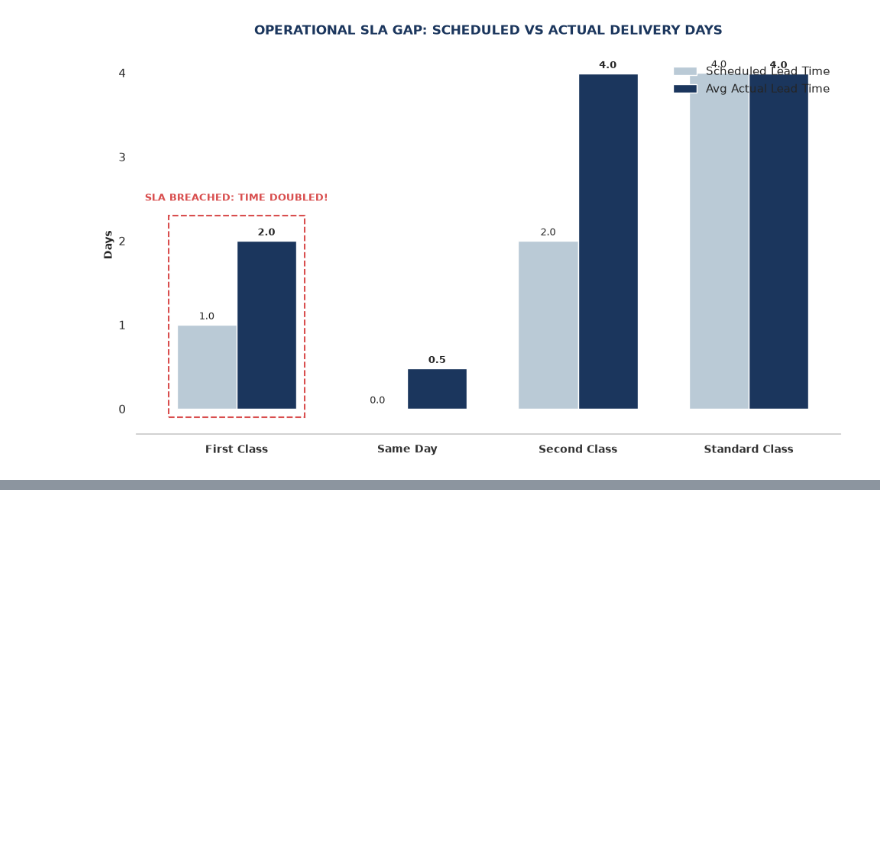
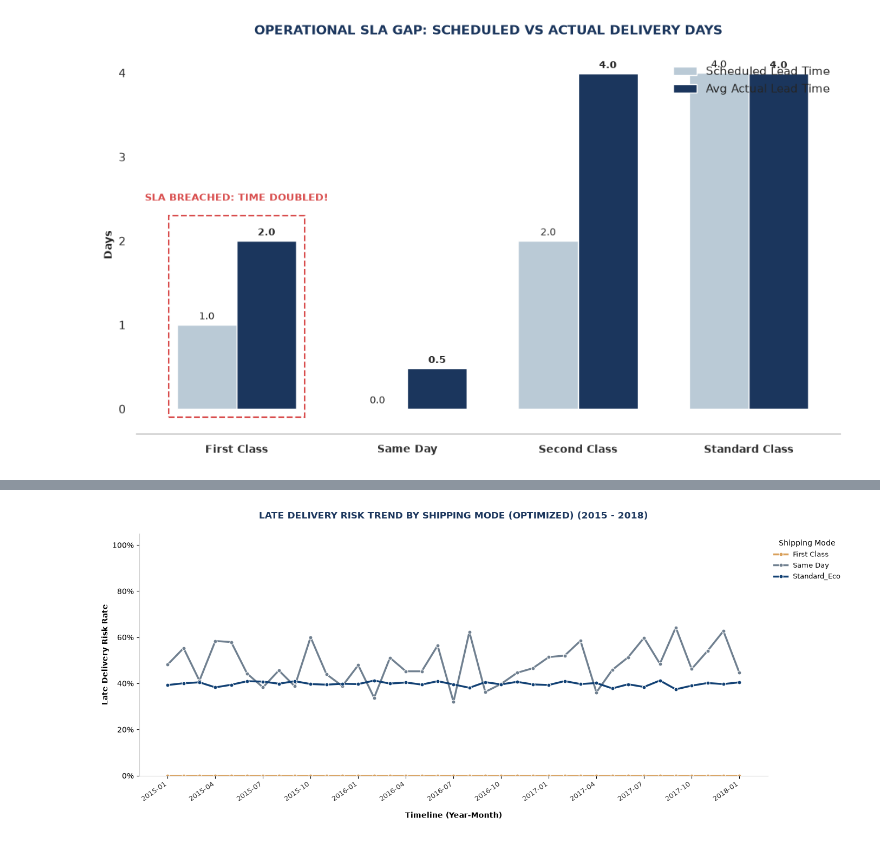
Before and after one commit to Rockiearn/logistics_OTD_analysis, a Jupyter notebook: notebooks/plot_testing.ipynb, the cells around one changed output, grey strips where cells are left out. Drawn from its saved outputs; the diff is of its cells as text; code cells hidden in the pictures; blank space fills up the shorter version.

Commit message:
Modify plot appearance, add new charts from optimized result, .env.example for foreign users and stream dashboard

```diff
--- a/notebooks/plot_testing.ipynb
+++ b/notebooks/plot_testing.ipynb
@@ -883,0 +832,66 @@ plt.show()
+# %%
+import matplotlib.pyplot as plt
+import numpy as np
+import pandas as pd
+import seaborn as sns
+from apply_recommendations import Late_Perc_Period_Optimized
+
+df_trend = Late_Perc_Period_Optimized()[0]
+
+# 2. Khởi tạo khung tranh đơn
+fig, ax = plt.subplots(figsize=(14, 6), dpi=100)
+fig.patch.set_facecolor("#ffffff")
+ax.set_facecolor("#ffffff")
+
+# Tắt đường lưới
+ax.grid(False)
+
+# Bảng màu phân tách các nhóm
+PALETTE_TREND = {
+    "First Class": "#D9A05B",
+    "Standard_Eco": "#124174",
+    "Same Day": "#708090"
+}
+
+# 3. Vẽ đường xu hướng bằng Seaborn
+sns.lineplot(
+    x="year_month",
+    y="Late_delivery_risk",
+    hue="Shipping Mode",
+    data=df_trend,
+    ax=ax,
+    palette=PALETTE_TREND,
+    linewidth=2.5,
+    marker="o",
+    markersize=5
+)
+
+# 4. Cấu hình tiêu đề và nhãn các trục
+COLOR_NAVY_DARK = "#1B365D"
+ax.set_title("LATE DELIVERY RISK TREND BY SHIPPING MODE (OPTIMIZED) (2015 - 2018)", fontsize=12, fontweight="bold", color=COLOR_NAVY_DARK, pad=20)
+ax.set_xlabel("Timeline (Year-Month)", fontsize=10, fontweight="bold", labelpad=12)
+ax.set_ylabel("Late Delivery Risk Rate", fontsize=10, fontweight="bold")
+
+# Định dạng trục Y hiển thị theo %
+ax.get_yaxis().set_major_formatter(plt.FuncFormatter(lambda y, loc: f"{int(y*100)}%"))
+
+# Hạ tỷ lệ hiển thị nhãn trục X (Cách 3 tháng hiện 1 lần) để không bị dính chữ
+all_ticks = df_trend["year_month"].unique()
+thinned_ticks = all_ticks[::3]
+ax.set_xticks(thinned_ticks)
+ax.set_xticklabels(thinned_ticks, rotation=35, ha="right", fontsize=9, color="#333333")
+
+# 5. Tinh chỉnh hộp chú thích (Legend) nằm góc ngoài bên phải sang trọng
+ax.legend(title="Shipping Mode", title_fontsize=10, fontsize=9, loc="upper left", bbox_to_anchor=(1, 1), frameon=False)
+
+# 6. Làm sạch đường viền
+ax.spines["top"].set_visible(False)
+ax.spines["right"].set_visible(False)
+ax.spines["left"].set_color("#cccccc")
+ax.spines["bottom"].set_color("#cccccc")
+ax.set_ylim(0, 1.05)
+
+plt.tight_layout()
+plt.show()
+# %% [output]
+[figure, added]
```
Also changed, not shown: parts of 4 cells of this notebook, 9 other files.
